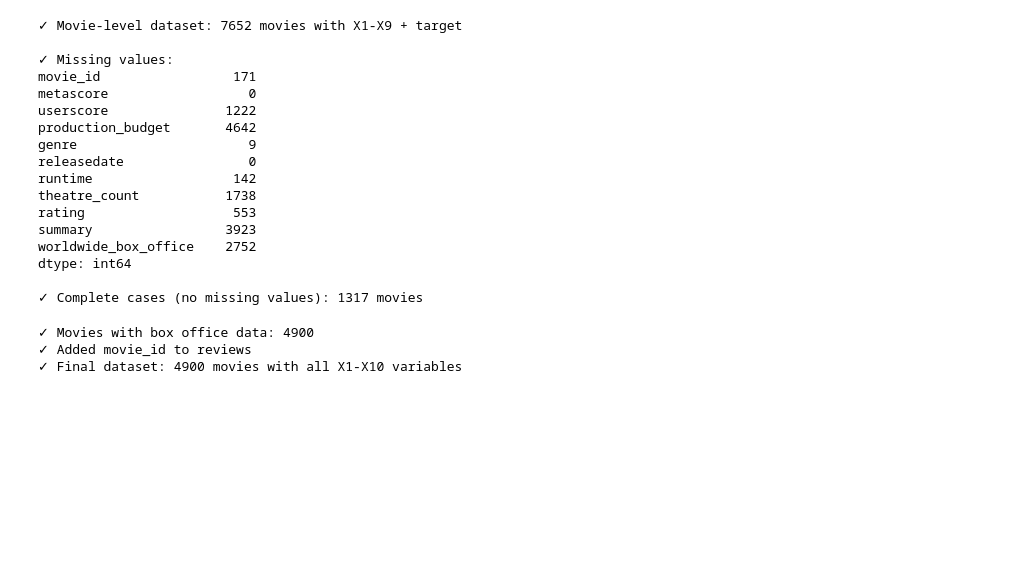
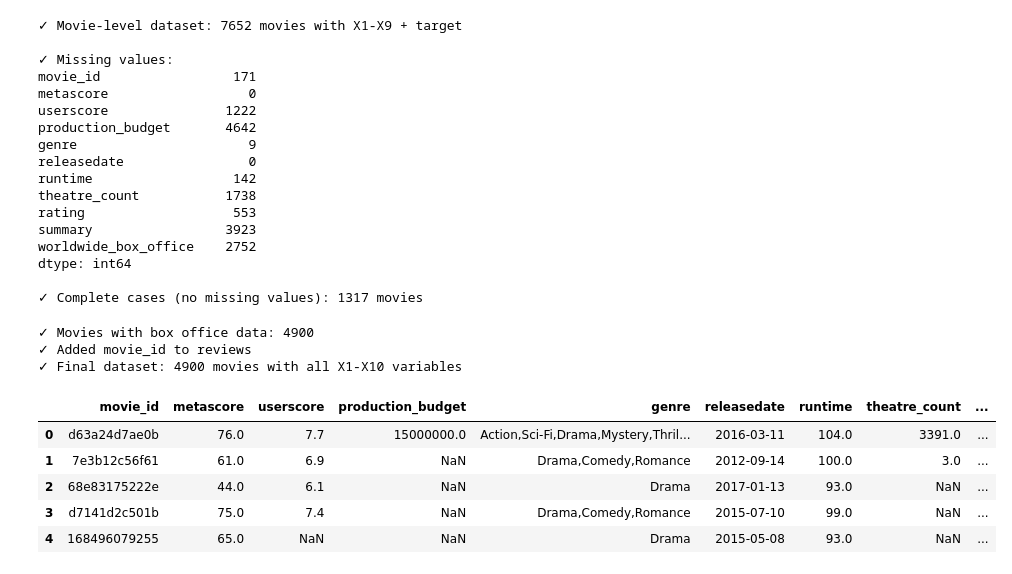
Before and after one commit to Simerblur/bjj, a Jupyter notebook: Main_project copy.ipynb, the cells around one changed output. Cells and saved outputs as stored; diff of their text form; code cells hidden in the pictures; blank space fills up the shorter version.

```diff
--- a/Main_project copy.ipynb
+++ b/Main_project copy.ipynb
@@ -597,6 +597,15 @@ print(f"✓ Final dataset: {len(movie_data_complete)} movies with all X1-X10 var
 ✓ Movies with box office data: 4900
 ✓ Added movie_id to reviews
 ✓ Final dataset: 4900 movies with all X1-X10 variables
+# %%
+movie_data_complete.head()
+# %% [output]
+|  | movie_id | metascore | userscore | production_budget | genre | releasedate | runtime | theatre_count | ... |
+| 0 | d63a24d7ae0b | 76.0 | 7.7 | 15000000.0 | Action,Sci-Fi,Drama,Mystery,Thril... | 2016-03-11 | 104.0 | 3391.0 | ... |
+| 1 | 7e3b12c56f61 | 61.0 | 6.9 | NaN | Drama,Comedy,Romance | 2012-09-14 | 100.0 | 3.0 | ... |
+| 2 | 68e83175222e | 44.0 | 6.1 | NaN | Drama | 2017-01-13 | 93.0 | NaN | ... |
+| 3 | d7141d2c501b | 75.0 | 7.4 | NaN | Drama,Comedy,Romance | 2015-07-10 | 99.0 | NaN | ... |
+| 4 | 168496079255 | 65.0 | NaN | NaN | Drama | 2015-05-08 | 93.0 | NaN | ... |
 # %%
 import seaborn as sns
 import matplotlib.pyplot as plt #for creating more graphical illustrations
```
Also changed, not shown: parts of 3 cells of this notebook.
